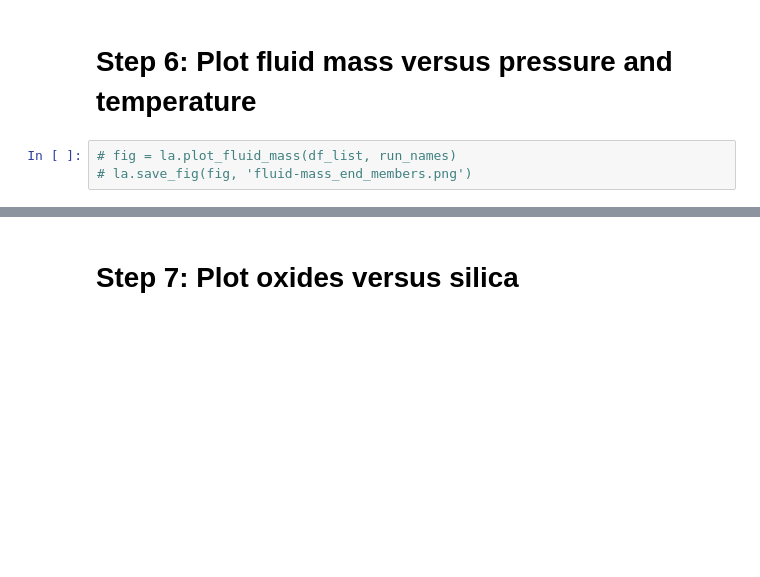
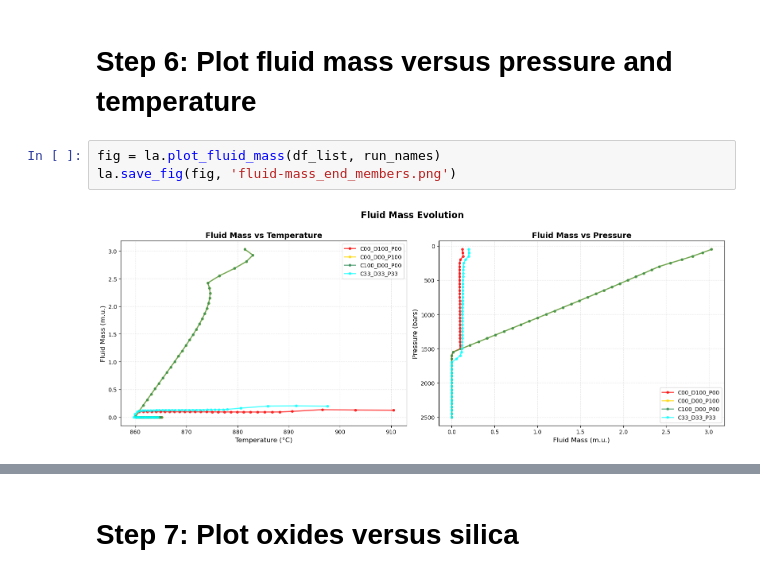
Before and after one commit to juliaberglind/MCS-Lassen-Isentropic-Decompression, a Jupyter notebook: code/lassen.ipynb, the cells around one changed output, grey strips where cells are left out. Saved outputs shown, nothing was run; the diff lists cells and outputs as text; blank space fills up the shorter version.

```diff
--- a/code/lassen.ipynb
+++ b/code/lassen.ipynb
@@ -38,6 +46,8 @@ run_names = ['C00_D100_P00', 'C00_D00_P100', 'C100_D00_P00']
 # %% [markdown]
 # Step 6: Plot fluid mass versus pressure and temperature
 # %%
-# fig = la.plot_fluid_mass(df_list, run_names)
-# la.save_fig(fig, 'fluid-mass_end_members.png')
+fig = la.plot_fluid_mass(df_list, run_names)
+la.save_fig(fig, 'fluid-mass_end_members.png')
+# %% [output]
+[figure, added]
 # %%
```
Also changed, not shown: parts of 6 cells of this notebook, 4 other files.
